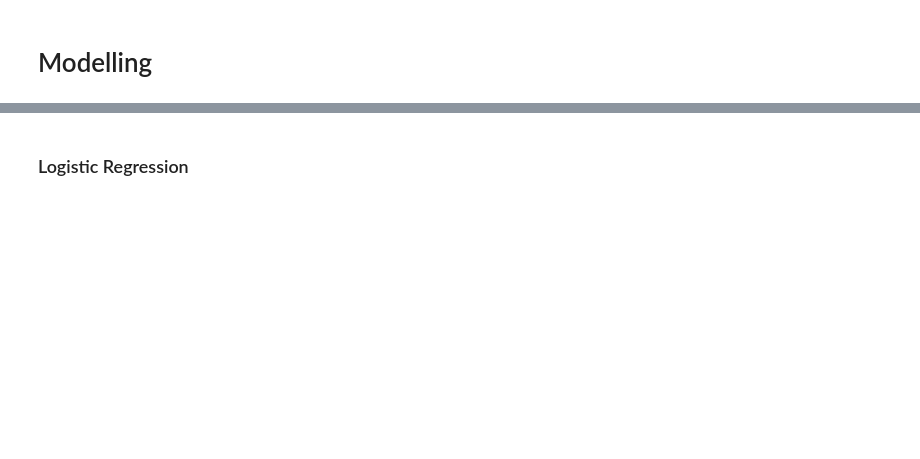
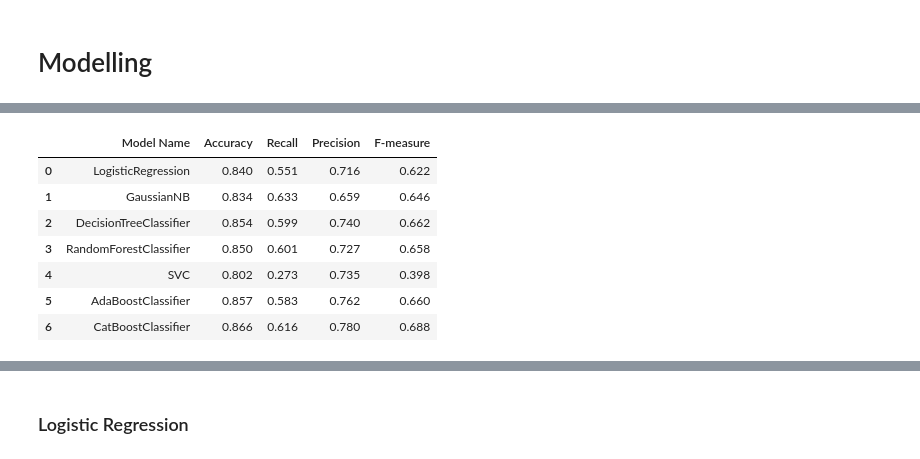
Before and after one commit to srosamont/Projects_Ironhack, a Jupyter notebook: Adult_Income/Adult_income.ipynb, the cells around one changed output, grey strips where cells are left out. Cells and saved outputs as stored; diff of their text form; code cells hidden in the pictures; blank space fills up the shorter version.

Commit message:
indus models

```diff
--- a/Adult_Income/Adult_income.ipynb
+++ b/Adult_Income/Adult_income.ipynb
@@ -703,22 +767,23 @@ from statsmodels.api import OLS
 from statsmodels.api import add_constant
 # %%
 # Lanceur de models
-model_list=[LogisticRegression,GaussianNB,DecisionTreeClassifier,RandomForestClassifier,SVC,AdaBoostClassifier,CatBoostClassifier]
+model_list=['LogisticRegression','GaussianNB','DecisionTreeClassifier','RandomForestClassifier','SVC','AdaBoostClassifier','CatBoostClassifier']
 
 #Ecrire uen classe abvec les modeles
 def LaunchAllModels(model_list):
     results=[]
     for i in model_list:
         model=eval(f'{i}()')
-        model.fit(X_train,y_train)
-        y_pred=model.predict(X_test)
-        conf=confusion_matrix(y_test,y_pred)
+        model.fit(X1_train,y1_train)
+        y_pred=model.predict(X1_test)
+        conf=confusion_matrix(y1_test,y_pred)
         print(f'Model{i}')
         display(conf)
-        acc=accuracy_score(y_test,y_pred)
-        rec=recall_score(y_test,y_pred)
-        pr=precision_score(y_test,y_pred)
-        f1=f1_score(y_test,y_pred)
+        acc=accuracy_score(y1_test,y_pred)
+        rec=recall_score(y1_test,y_pred)
+        pr=precision_score(y1_test,y_pred)
+        f1=f1_score(y1_test,y_pred)
         print(f'acc: {acc},pr:{pr},rec:{rec},f1:{f1}')
         results.append([i,acc,rec,pr,f1])
     return results
+results3=LaunchAllModels(model_list)
@@ -724,0 +820,14 @@ def LaunchAllModels(model_list):
+# %%
+#without age and hour
+results3=pd.DataFrame(results3)
+results3.columns=['Model Name','Accuracy','Recall','Precision','F-measure']
+results3.round(3)
+# %% [output]
+|  | Model Name | Accuracy | Recall | Precision | F-measure |
+| 0 | LogisticRegression | 0.840 | 0.551 | 0.716 | 0.622 |
+| 1 | GaussianNB | 0.834 | 0.633 | 0.659 | 0.646 |
+| 2 | DecisionTreeClassifier | 0.854 | 0.599 | 0.740 | 0.662 |
+| 3 | RandomForestClassifier | 0.850 | 0.601 | 0.727 | 0.658 |
+| 4 | SVC | 0.802 | 0.273 | 0.735 | 0.398 |
+| 5 | AdaBoostClassifier | 0.857 | 0.583 | 0.762 | 0.660 |
+| 6 | CatBoostClassifier | 0.866 | 0.616 | 0.780 | 0.688 |
```
Also changed, not shown: parts of 79 cells of this notebook.
